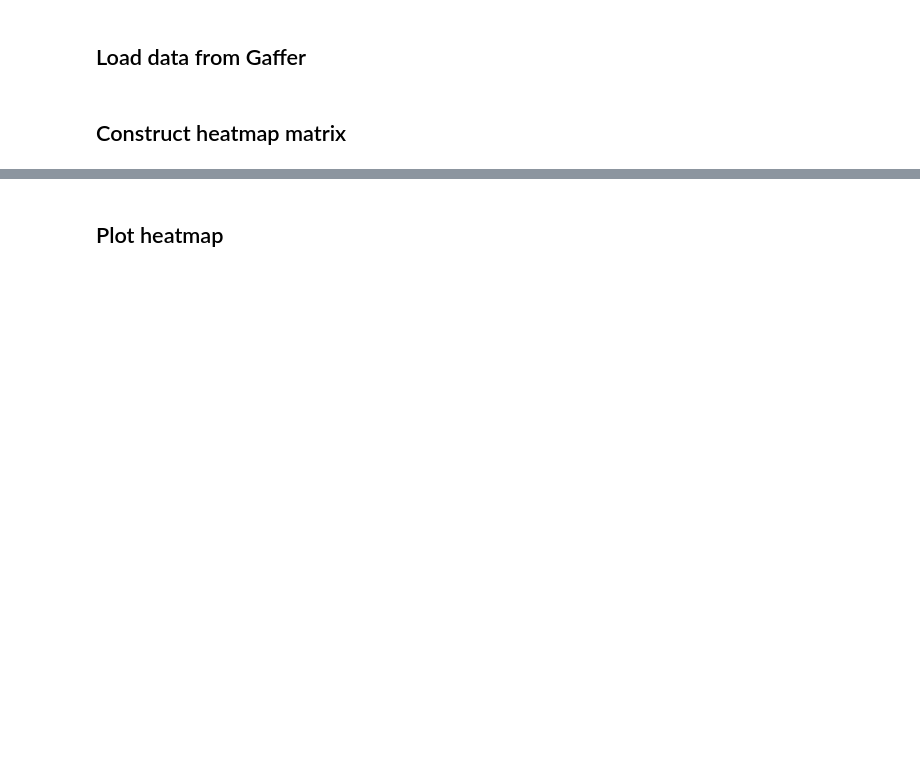
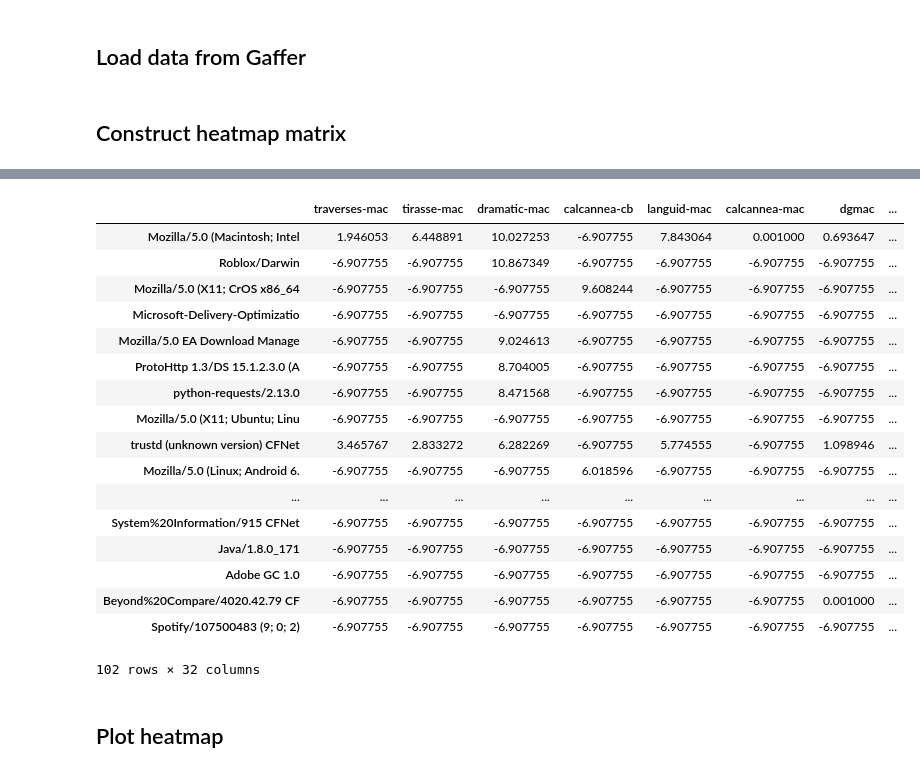
Before and after one commit to careytews/threat-graph-utils, a Jupyter notebook: user-agent-analysis.ipynb, the cells around one changed output, grey strips where cells are left out. Cells and saved outputs as stored; diff of their text form; code cells hidden in the pictures; blank space fills up the shorter version.

```diff
--- a/user-agent-analysis.ipynb
+++ b/user-agent-analysis.ipynb
@@ -116,3 +115,27 @@ df
+# %%
+df2 = df.copy()
+df2[all_devices] = df2[all_devices].apply(my_fn)
+df2 = df2.sort_values(by="score", ascending=False)
+df2
+# %% [output]
+|  | traverses-mac | tirasse-mac | dramatic-mac | calcannea-cb | languid-mac | calcannea-mac | dgmac | ... |
+| Mozilla/5.0 (Macintosh; Intel | 1.946053 | 6.448891 | 10.027253 | -6.907755 | 7.843064 | 0.001000 | 0.693647 | ... |
+| Roblox/Darwin | -6.907755 | -6.907755 | 10.867349 | -6.907755 | -6.907755 | -6.907755 | -6.907755 | ... |
+| Mozilla/5.0 (X11; CrOS x86_64 | -6.907755 | -6.907755 | -6.907755 | 9.608244 | -6.907755 | -6.907755 | -6.907755 | ... |
+| Microsoft-Delivery-Optimizatio | -6.907755 | -6.907755 | -6.907755 | -6.907755 | -6.907755 | -6.907755 | -6.907755 | ... |
+| Mozilla/5.0 EA Download Manage | -6.907755 | -6.907755 | 9.024613 | -6.907755 | -6.907755 | -6.907755 | -6.907755 | ... |
+| ProtoHttp 1.3/DS 15.1.2.3.0 (A | -6.907755 | -6.907755 | 8.704005 | -6.907755 | -6.907755 | -6.907755 | -6.907755 | ... |
+| python-requests/2.13.0 | -6.907755 | -6.907755 | 8.471568 | -6.907755 | -6.907755 | -6.907755 | -6.907755 | ... |
+| Mozilla/5.0 (X11; Ubuntu; Linu | -6.907755 | -6.907755 | -6.907755 | -6.907755 | -6.907755 | -6.907755 | -6.907755 | ... |
+| trustd (unknown version) CFNet | 3.465767 | 2.833272 | 6.282269 | -6.907755 | 5.774555 | -6.907755 | 1.098946 | ... |
+| Mozilla/5.0 (Linux; Android 6. | -6.907755 | -6.907755 | -6.907755 | 6.018596 | -6.907755 | -6.907755 | -6.907755 | ... |
+| ... | ... | ... | ... | ... | ... | ... | ... | ... |
+| System%20Information/915 CFNet | -6.907755 | -6.907755 | -6.907755 | -6.907755 | -6.907755 | -6.907755 | -6.907755 | ... |
+| Java/1.8.0_171 | -6.907755 | -6.907755 | -6.907755 | -6.907755 | -6.907755 | -6.907755 | -6.907755 | ... |
+| Adobe GC 1.0 | -6.907755 | -6.907755 | -6.907755 | -6.907755 | -6.907755 | -6.907755 | -6.907755 | ... |
+| Beyond%20Compare/4020.42.79 CF | -6.907755 | -6.907755 | -6.907755 | -6.907755 | -6.907755 | -6.907755 | 0.001000 | ... |
+| Spotify/107500483 (9; 0; 2) | -6.907755 | -6.907755 | -6.907755 | -6.907755 | -6.907755 | -6.907755 | -6.907755 | ... |
+102 rows × 32 columns
 # %% [markdown]
 ## Plot heatmap
 # %%
```
Also changed, not shown: parts of 10 cells of this notebook.
